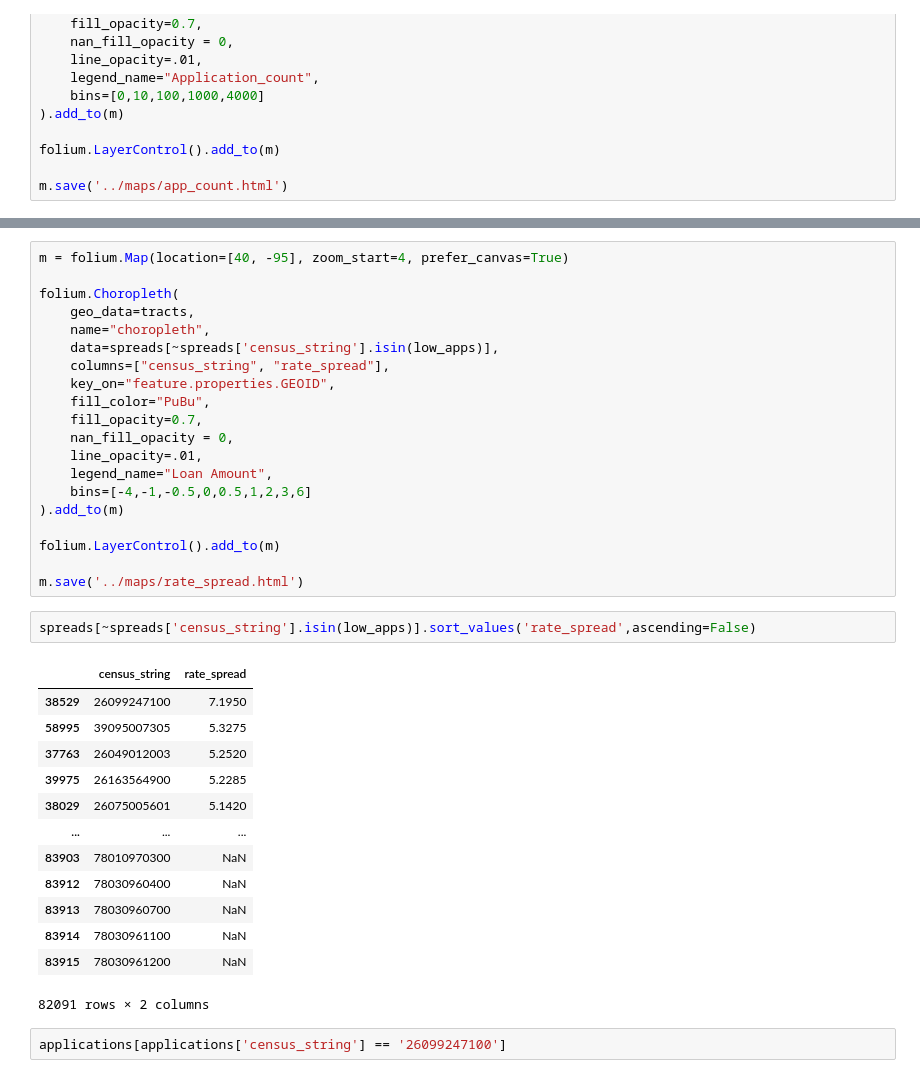
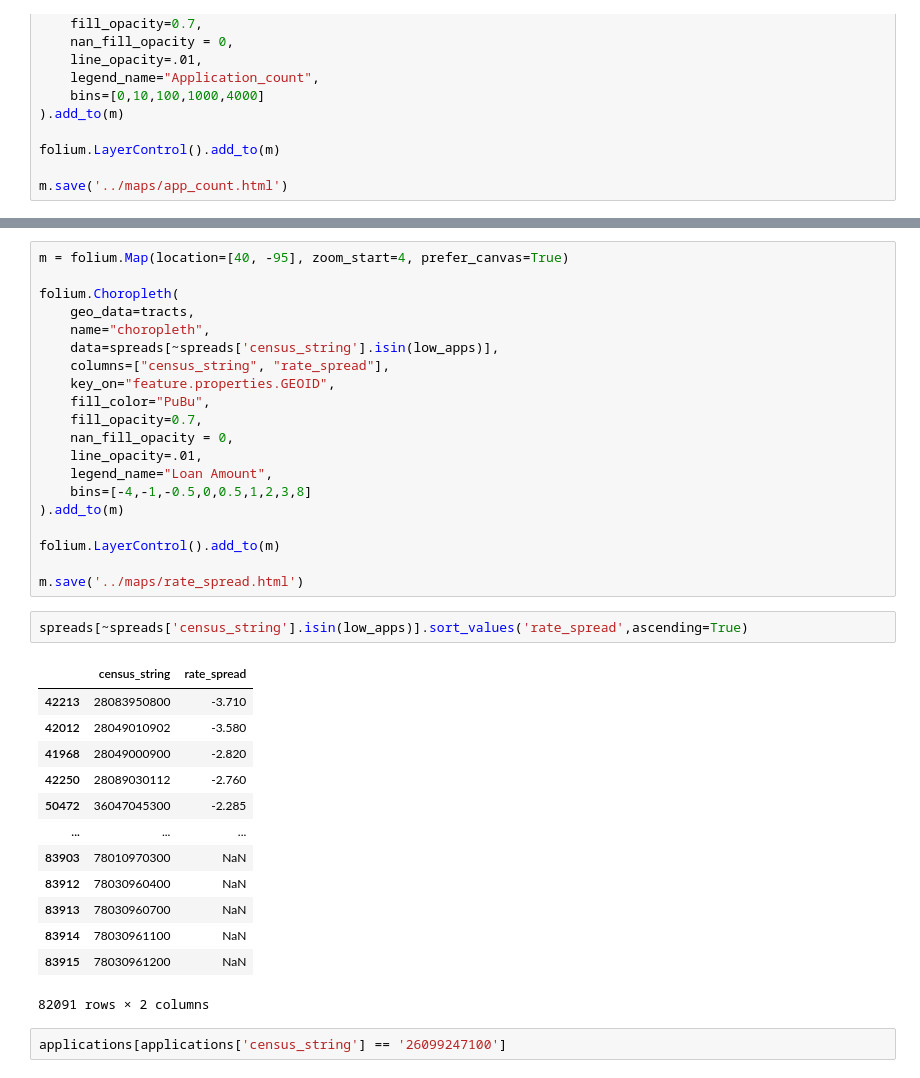
Before and after one commit to robintietz/capstone_hmda, a Jupyter notebook: notebooks/map_making.ipynb, the cells around one changed output, grey strips where cells are left out. Saved outputs shown, nothing was run; the diff lists cells and outputs as text.

Commit message:
began scatterplots and rate spread error checking

```diff
--- a/notebooks/map_making.ipynb
+++ b/notebooks/map_making.ipynb
@@ -220,21 +220,21 @@ folium.Choropleth(
     nan_fill_opacity = 0,
     line_opacity=.01,
     legend_name="Loan Amount",
-    bins=[-4,-1,-0.5,0,0.5,1,2,3,6]
+    bins=[-4,-1,-0.5,0,0.5,1,2,3,8]
 ).add_to(m)
 
 folium.LayerControl().add_to(m)
 
 m.save('../maps/rate_spread.html')
 # %%
-spreads[~spreads['census_string'].isin(low_apps)].sort_values('rate_spread',ascending=False)
+spreads[~spreads['census_string'].isin(low_apps)].sort_values('rate_spread',ascending=True)
 # %% [output]
 |  | census_string | rate_spread |
-| 38529 | 26099247100 | 7.1950 |
-| 58995 | 39095007305 | 5.3275 |
-| 37763 | 26049012003 | 5.2520 |
-| 39975 | 26163564900 | 5.2285 |
-| 38029 | 26075005601 | 5.1420 |
+| 42213 | 28083950800 | -3.710 |
+| 42012 | 28049010902 | -3.580 |
+| 41968 | 28049000900 | -2.820 |
+| 42250 | 28089030112 | -2.760 |
+| 50472 | 36047045300 | -2.285 |
 | ... | ... | ... |
 | 83903 | 78010970300 | NaN |
 | 83912 | 78030960400 | NaN |
```
Also changed, not shown: parts of 2 cells of this notebook, 9 other files.
